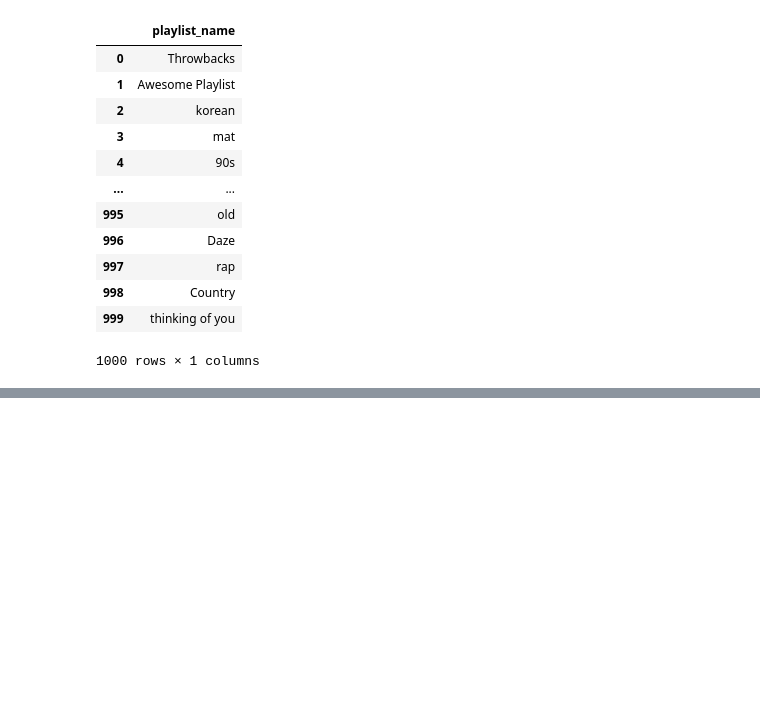
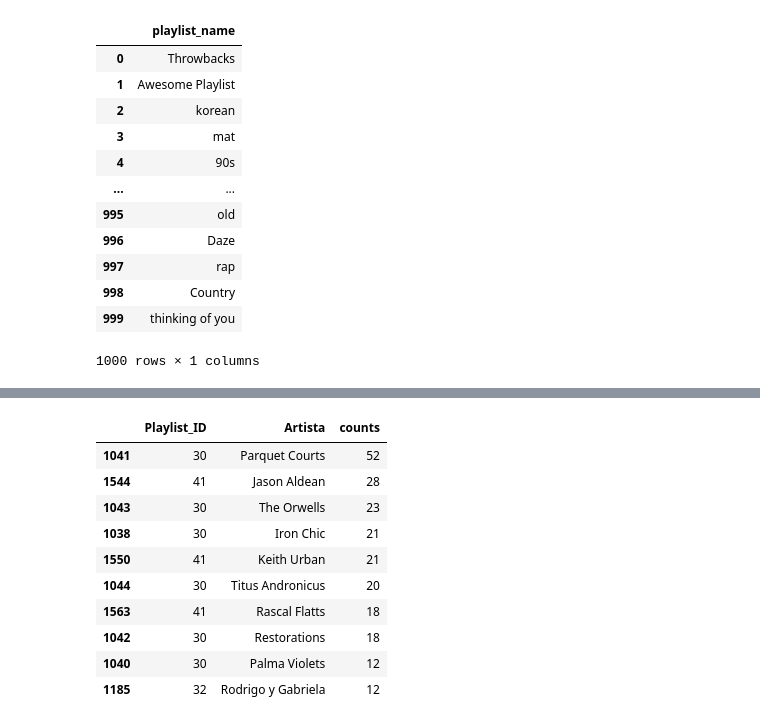
Before and after one commit to duaraujo/pos-tcc, a Jupyter notebook: tcc.ipynb, the cells around one changed output, grey strips where cells are left out. Cells and saved outputs as stored; diff of their text form; code cells hidden in the pictures; blank space fills up the shorter version.

```diff
--- a/tcc.ipynb
+++ b/tcc.ipynb
@@ -276,0 +248,18 @@ memory usage: 83.6+ KB
+# %%
+# Ranking dos artistas mais ouvidos em cada playlist
+group = df_dataset.groupby(["Playlist_ID", "Artista"])
+df_group_playlist_artista = group.size().reset_index(name='counts')
+df_playlist_artista_top_10 = df_group_playlist_artista.sort_values(by='counts', ascending=False)[:10]
+df_playlist_artista_top_10
+# %% [output]
+|  | Playlist_ID | Artista | counts |
+| 1041 | 30 | Parquet Courts | 52 |
+| 1544 | 41 | Jason Aldean | 28 |
+| 1043 | 30 | The Orwells | 23 |
+| 1038 | 30 | Iron Chic | 21 |
+| 1550 | 41 | Keith Urban | 21 |
+| 1044 | 30 | Titus Andronicus | 20 |
+| 1563 | 41 | Rascal Flatts | 18 |
+| 1042 | 30 | Restorations | 18 |
+| 1040 | 30 | Palma Violets | 12 |
+| 1185 | 32 | Rodrigo y Gabriela | 12 |
```
Also changed, not shown: parts of 20 cells of this notebook.
